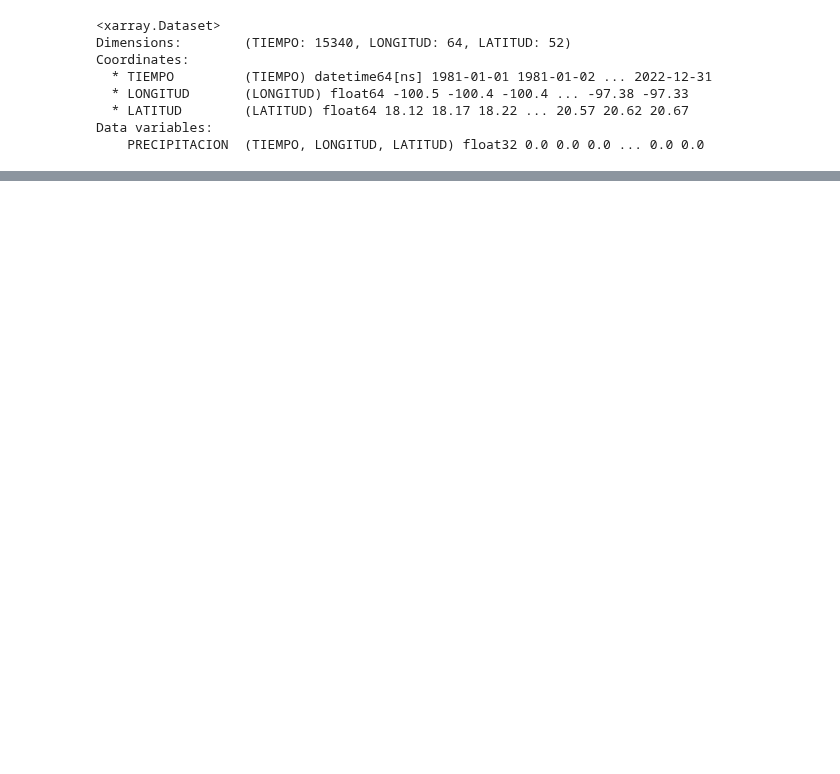
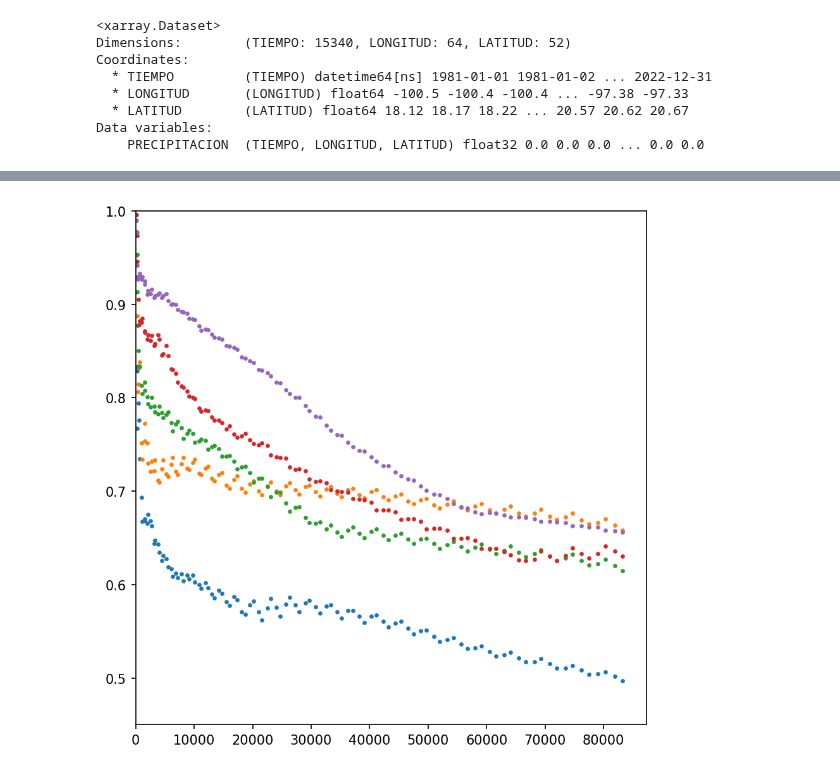
Before and after one commit to rodrigoms95/cc_idt, a Jupyter notebook: code/ARF.ipynb, the cells around one changed output, grey strips where cells are left out. Cells and saved outputs as stored; diff of their text form; code cells hidden in the pictures; blank space fills up the shorter version.

```diff
--- a/code/ARF.ipynb
+++ b/code/ARF.ipynb
@@ -171,0 +209,4 @@ ds_trt.to_dataframe().droplevel("DURACION").unstack()
+# %%
+T = 43
+df_T = ds_trt.to_dataframe().xs(T, level = "TIEMPO_RETORNO").unstack()
+df_T
@@ -171,0 +229,22 @@ ds_trt.to_dataframe().droplevel("DURACION").unstack()
+# %%
+# Grafica de dispersión del error.
+
+# Incializamos gráfica.
+fig, ax = plt.subplots()
+fig.set_facecolor("w")
+fig.set_size_inches(6, 6)
+fig.set_dpi(150)
+
+ax.scatter( df_T.index, df_T.loc[:, ("ARF",  1) ], s = 5 )
+ax.scatter( df_T.index, df_T.loc[:, ("ARF",  2) ], s = 5 )
+ax.scatter( df_T.index, df_T.loc[:, ("ARF",  5) ], s = 5 )
+ax.scatter( df_T.index, df_T.loc[:, ("ARF",  10) ], s = 5 )
+ax.scatter( df_T.index, df_T.loc[:, ("ARF",  15) ], s = 5 )
+
+ax.set_xlim(0)
+ax.set_ylim(0.45, 1)
+
+fig.tight_layout()
+plt.show()
+# %% [output]
+[figure, added]
```
Also changed, not shown: parts of 22 cells of this notebook.
